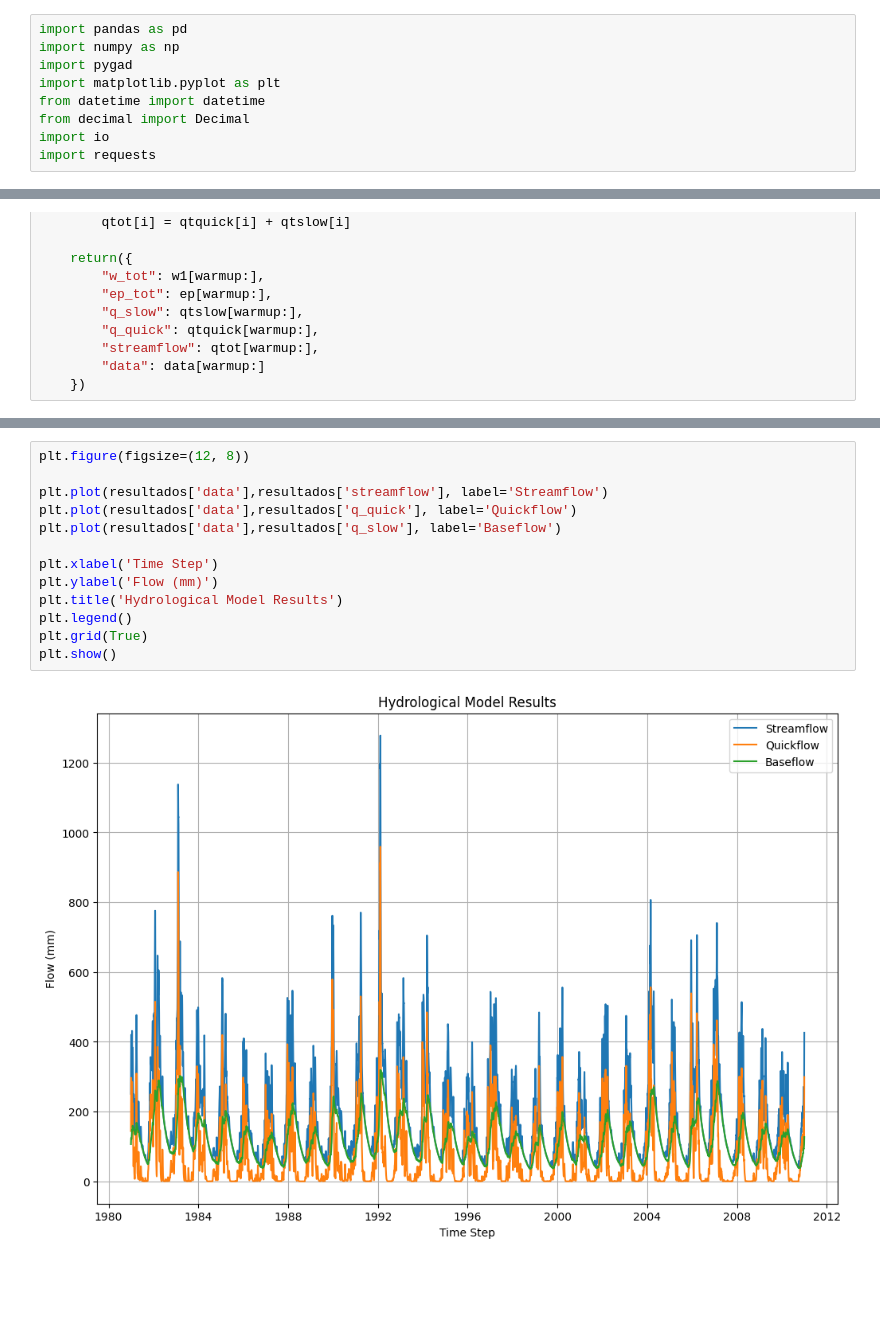
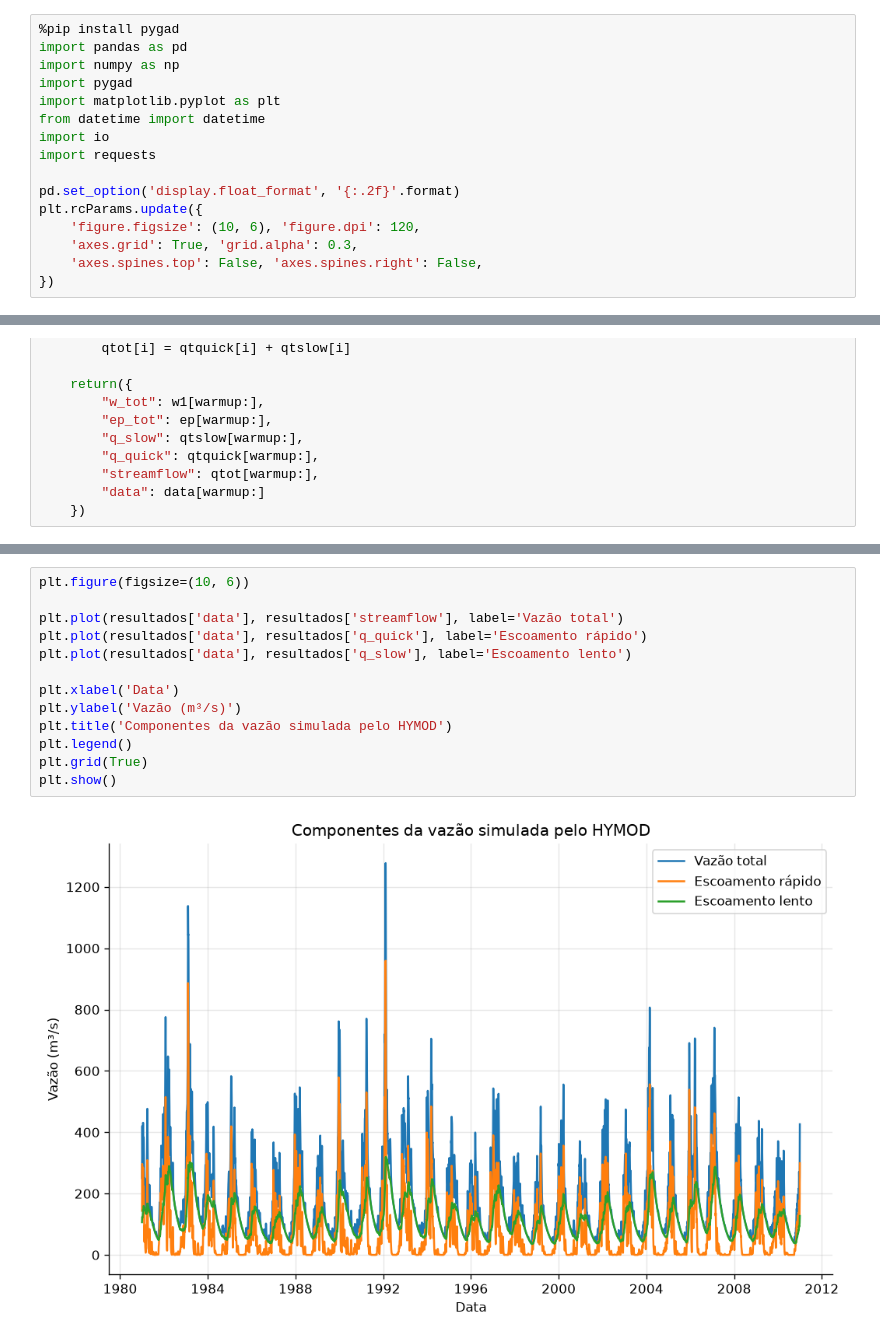
Before and after one commit to hydrologywatersecurity/livro-python-hidrologia, a Jupyter notebook: Notebooks/Tema 9 - Modelos Hidrológicos.ipynb, the cells around one changed output, grey strips where cells are left out. Drawn from its saved outputs; the diff is of its cells as text; blank space fills up the shorter version.

```diff
--- a/Notebooks/Tema 9 - Modelos Hidrológicos.ipynb
+++ b/Notebooks/Tema 9 - Modelos Hidrológicos.ipynb
@@ -5,11 +15,18 @@ Neste exercício, vamos construir um modelo hidrológico conceitual simples base
 # %% [markdown]
 ## 1. Importar bibliotecas
 # %%
+%pip install pygad
 import pandas as pd
 import numpy as np
 import pygad
 import matplotlib.pyplot as plt
 from datetime import datetime
-from decimal import Decimal
 import io
 import requests
+
+pd.set_option('display.float_format', '{:.2f}'.format)
+plt.rcParams.update({
+    'figure.figsize': (10, 6), 'figure.dpi': 120,
+    'axes.grid': True, 'grid.alpha': 0.3,
+    'axes.spines.top': False, 'axes.spines.right': False,
+})
@@ -250,18 +271,18 @@ resultados
  11323    2010-12-31
  Name: data, Length: 10958, dtype: object}
 # %%
-plt.figure(figsize=(12, 8))
+plt.figure(figsize=(10, 6))
 
-plt.plot(resultados['data'],resultados['streamflow'], label='Streamflow')
-plt.plot(resultados['data'],resultados['q_quick'], label='Quickflow')
-plt.plot(resultados['data'],resultados['q_slow'], label='Baseflow')
+plt.plot(resultados['data'], resultados['streamflow'], label='Vazão total')
+plt.plot(resultados['data'], resultados['q_quick'], label='Escoamento rápido')
+plt.plot(resultados['data'], resultados['q_slow'], label='Escoamento lento')
 
-plt.xlabel('Time Step')
-plt.ylabel('Flow (mm)')
-plt.title('Hydrological Model Results')
+plt.xlabel('Data')
+plt.ylabel('Vazão (m³/s)')
+plt.title('Componentes da vazão simulada pelo HYMOD')
 plt.legend()
 plt.grid(True)
 plt.show()
 # %% [output]
-[figure, old version]
+[figure, new version]
 # %% [markdown]
```
Also changed, not shown: parts of 22 cells of this notebook, 10 other files.
